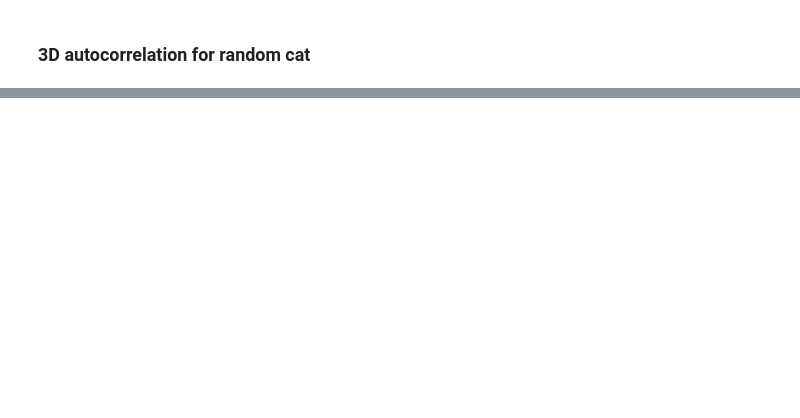
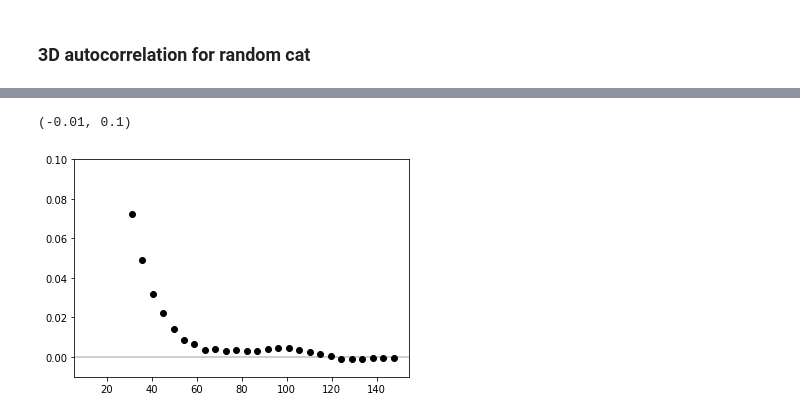
Before and after one commit to abbyw24/CFE_gradients, a Jupyter notebook: lss_data/jul12-corrfunc-with-mocks.ipynb, the cells around one changed output, grey strips where cells are left out. Saved outputs shown, nothing was run; the diff lists cells and outputs as text; code cells hidden in the pictures; blank space fills up the shorter version.

```diff
--- a/lss_data/jul12-corrfunc-with-mocks.ipynb
+++ b/lss_data/jul12-corrfunc-with-mocks.ipynb
@@ -96,0 +101,15 @@ plt.loglog()
+# %%
+nthreads = 2
+rmin = 10.0
+rmax = 150.0
+nbins = 30
+rbins = np.linspace(rmin, rmax, nbins + 1)
+# %%
+results_xi = Cf.theory.xi(boxsize, nthreads, rbins, x, y, z)
+# %%
+plt.plot(0.5 * (rbins[1:] + rbins[:-1]), results_xi["xi"], "ko")
+plt.axhline(0.0, color="k", alpha=0.25)
+plt.ylim(-0.01, 0.1)
+# %% [output]
+(-0.01, 0.1)
+[figure, added]
```
Also changed, not shown: parts of 15 cells of this notebook, 1 other file.
